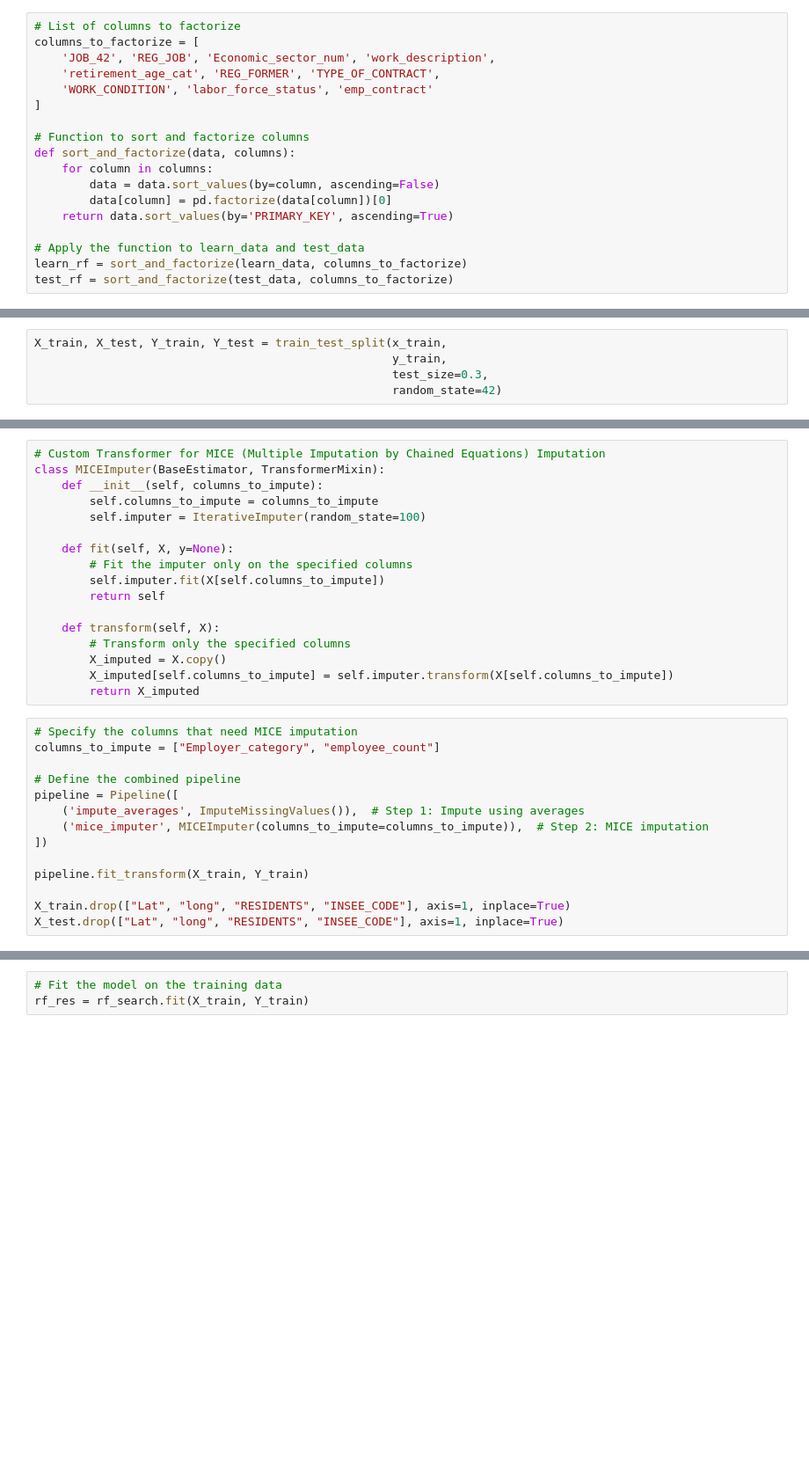
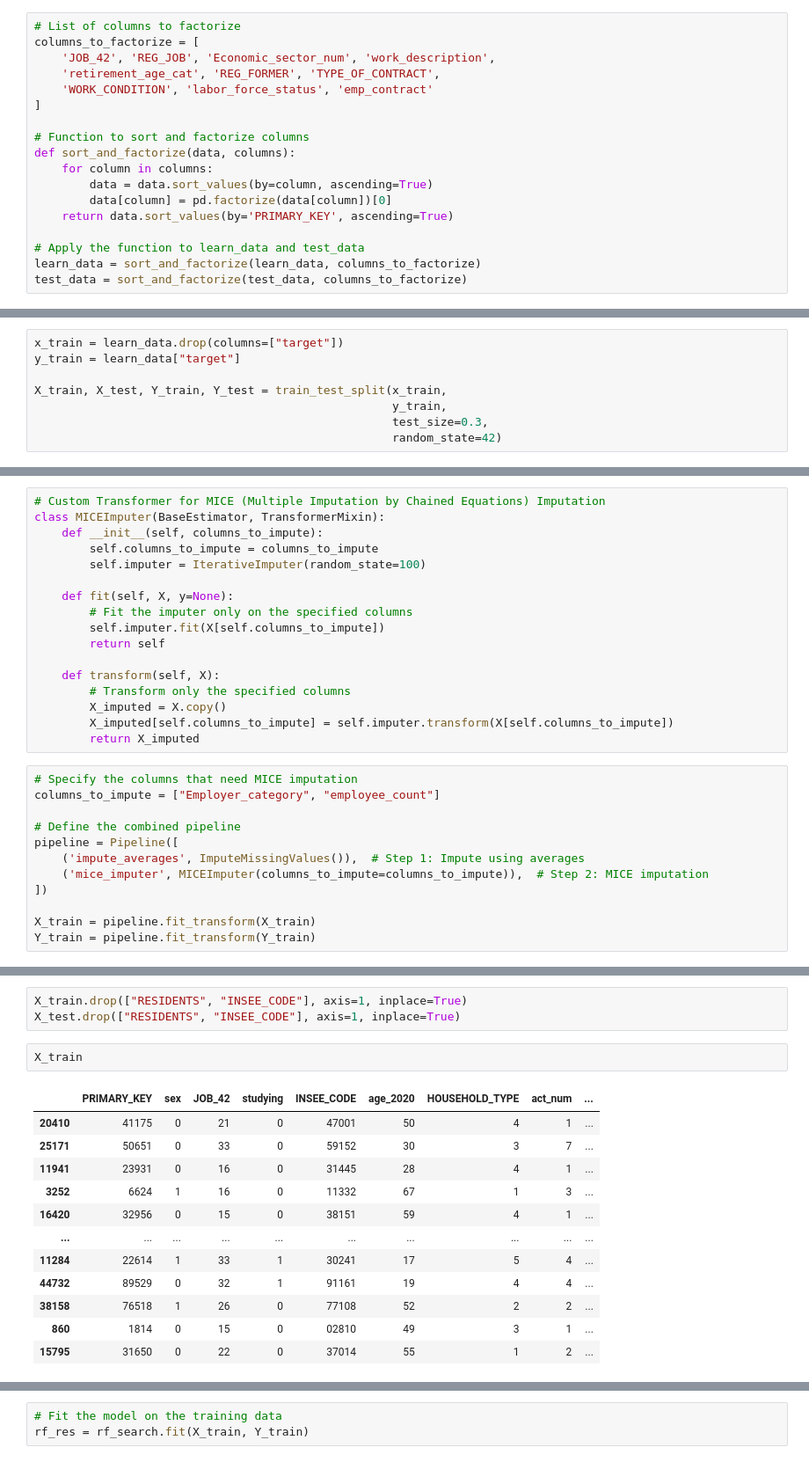
Before and after one commit to rinaaro/Machine-Learning-Project, a Jupyter notebook: project-15.ipynb, the cells around one changed output, grey strips where cells are left out. Shown at 88% size. Cells and saved outputs as stored; diff of their text form; blank space fills up the shorter version.

```diff
--- a/project-15.ipynb
+++ b/project-15.ipynb
@@ -394,10 +373,10 @@ columns_to_factorize = [
 # Function to sort and factorize columns
 def sort_and_factorize(data, columns):
     for column in columns:
-        data = data.sort_values(by=column, ascending=False)
+        data = data.sort_values(by=column, ascending=True)
         data[column] = pd.factorize(data[column])[0]
     return data.sort_values(by='PRIMARY_KEY', ascending=True)
 
 # Apply the function to learn_data and test_data
-learn_rf = sort_and_factorize(learn_data, columns_to_factorize)
-test_rf = sort_and_factorize(test_data, columns_to_factorize)
+learn_data = sort_and_factorize(learn_data, columns_to_factorize)
+test_data = sort_and_factorize(test_data, columns_to_factorize)
@@ -411,4 +385,7 @@ y_train = learn_rf["target"]
 # %%
+x_train = learn_data.drop(columns=["target"])
+y_train = learn_data["target"]
+
 X_train, X_test, Y_train, Y_test = train_test_split(x_train,
                                                     y_train,
                                                     test_size=0.3,
@@ -463,7 +440,5 @@ pipeline = Pipeline([
     ('mice_imputer', MICEImputer(columns_to_impute=columns_to_impute)),  # Step 2: MICE imputation
 ])
 
-pipeline.fit_transform(X_train, Y_train)
-
-X_train.drop(["Lat", "long", "RESIDENTS", "INSEE_CODE"], axis=1, inplace=True)
-X_test.drop(["Lat", "long", "RESIDENTS", "INSEE_CODE"], axis=1, inplace=True)
+X_train = pipeline.fit_transform(X_train)
+Y_train = pipeline.fit_transform(Y_train)
@@ -469,0 +447,18 @@ X_test.drop(["Lat", "long", "RESIDENTS", "INSEE_CODE"], axis=1, inplace=True)
+# %%
+X_train.drop(["RESIDENTS", "INSEE_CODE"], axis=1, inplace=True)
+X_test.drop(["RESIDENTS", "INSEE_CODE"], axis=1, inplace=True)
+# %%
+X_train
+# %% [output]
+|  | PRIMARY_KEY | sex | JOB_42 | studying | INSEE_CODE | age_2020 | HOUSEHOLD_TYPE | act_num | ... |
+| 20410 | 41175 | 0 | 21 | 0 | 47001 | 50 | 4 | 1 | ... |
+| 25171 | 50651 | 0 | 33 | 0 | 59152 | 30 | 3 | 7 | ... |
+| 11941 | 23931 | 0 | 16 | 0 | 31445 | 28 | 4 | 1 | ... |
+| 3252 | 6624 | 1 | 16 | 0 | 11332 | 67 | 1 | 3 | ... |
+| 16420 | 32956 | 0 | 15 | 0 | 38151 | 59 | 4 | 1 | ... |
+| ... | ... | ... | ... | ... | ... | ... | ... | ... | ... |
+| 11284 | 22614 | 1 | 33 | 1 | 30241 | 17 | 5 | 4 | ... |
+| 44732 | 89529 | 0 | 32 | 1 | 91161 | 19 | 4 | 4 | ... |
+| 38158 | 76518 | 1 | 26 | 0 | 77108 | 52 | 2 | 2 | ... |
+| 860 | 1814 | 0 | 15 | 0 | 02810 | 49 | 3 | 1 | ... |
+| 15795 | 31650 | 0 | 22 | 0 | 37014 | 55 | 1 | 2 | ... |
```
Also changed, not shown: parts of 32 cells of this notebook.
